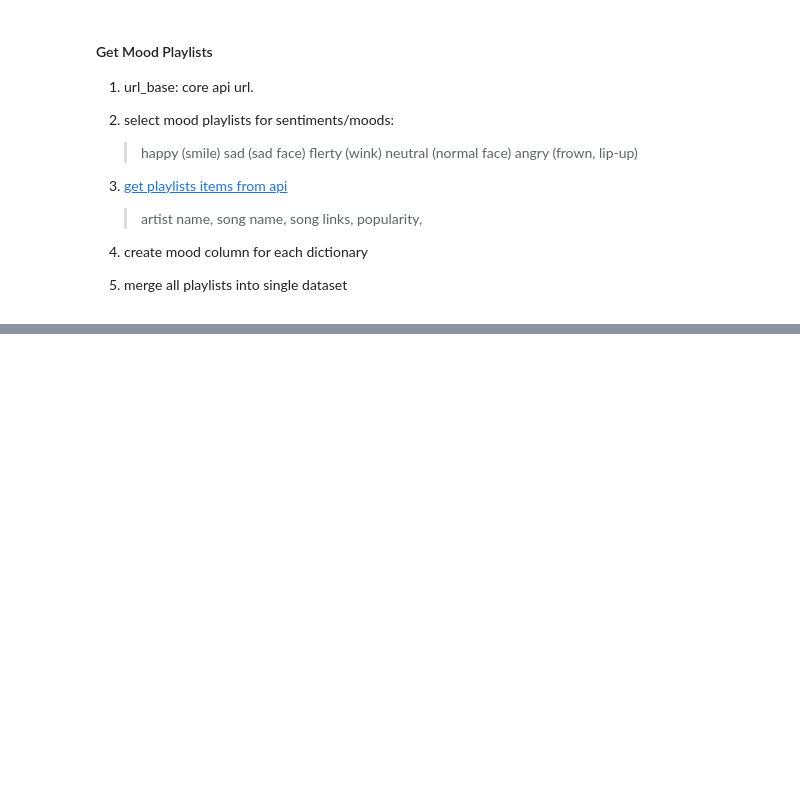
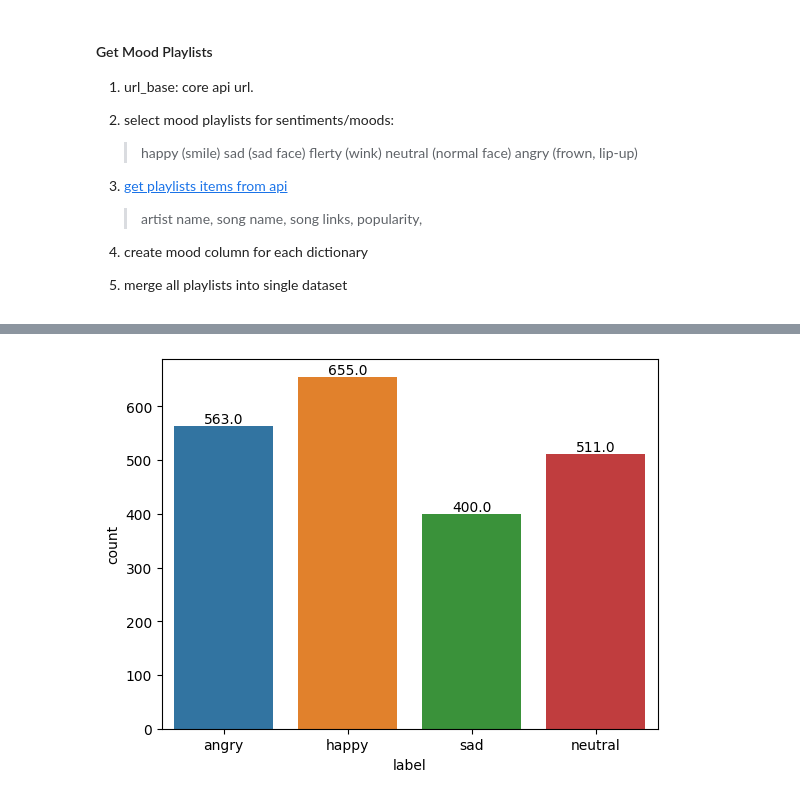
Before and after one commit to danidimarti/final-project_face-rec-sys, a Jupyter notebook: Spotify/extraction.ipynb, the cells around one changed output, grey strips where cells are left out. Drawn from its saved outputs; the diff is of its cells as text; code cells hidden in the pictures; blank space fills up the shorter version.

```diff
--- a/Spotify/extraction.ipynb
+++ b/Spotify/extraction.ipynb
@@ -78,7 +78,7 @@ headers = {"Authorization":f"Bearer {token}",
 # %%
 url_base = 'https://api.spotify.com/v1/playlists/'
 # %%
-query = f'https://api.spotify.com/v1/playlists/{playlist_id}/tracks'
+#query = f'https://api.spotify.com/v1/playlists/{playlist_id}/tracks'
 # %%
 
 angry = '78Gzl2X1zog4nGbm1qIdM9' #https://open.spotify.com/playlist/78Gzl2X1zog4nGbm1qIdM9
@@ -198,0 +216,7 @@ df_tracks_info.to_csv('data/spotify_tracks.csv')
+# %%
+sns.countplot(x=df_tracks_info['label'])
+ax = plt.gca()
+for p in ax.patches:
+    ax.annotate(str(p.get_height()), (p.get_x() + p.get_width() / 2., p.get_height()), ha='center', va='center', xytext=(0, 5), textcoords='offset points')
+# %% [output]
+[figure, added]
```
Also changed, not shown: parts of 11 cells of this notebook, 20 other files.
